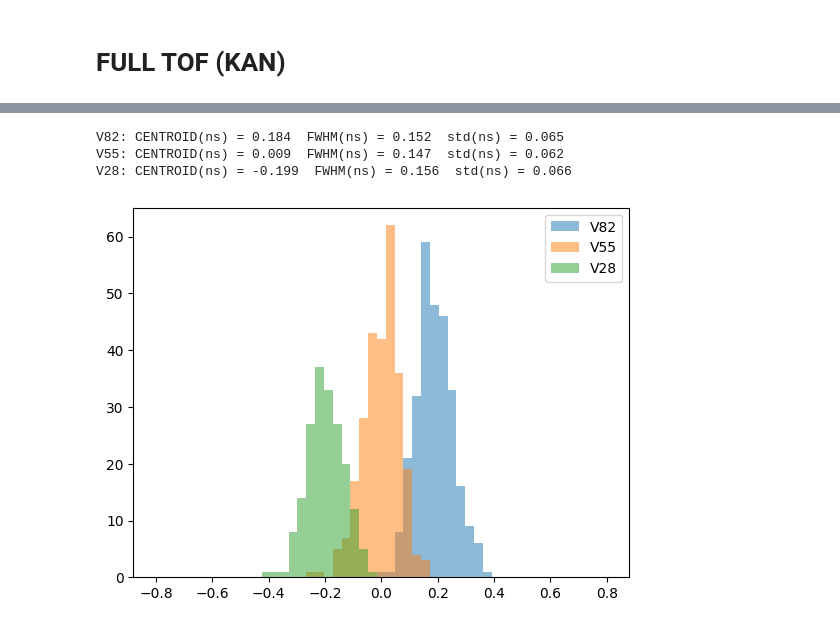
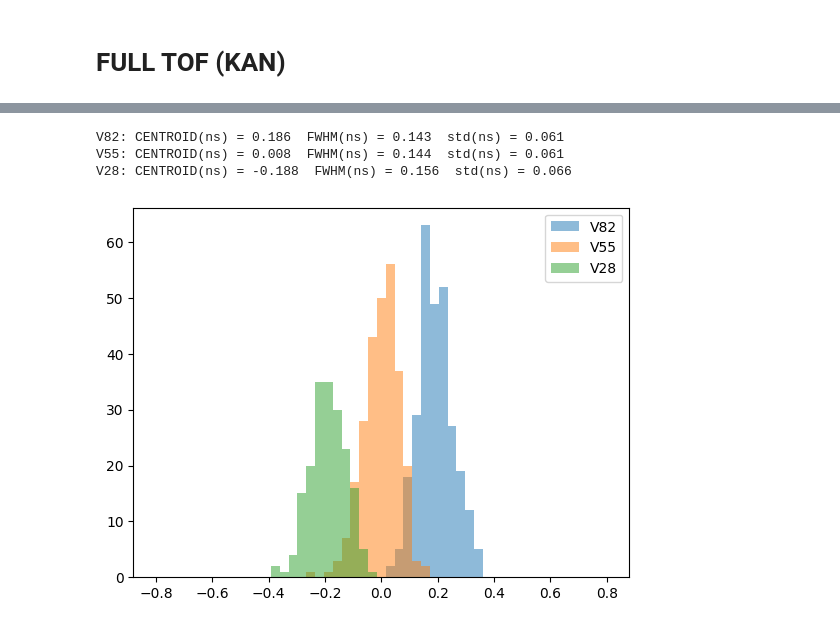
Before and after one commit to wjosefw/Signal-processing-with-Neural-networks, a Jupyter notebook: KAN.ipynb, the cells around one changed output, grey strips where cells are left out. Saved outputs shown, nothing was run; the diff lists cells and outputs as text; code cells hidden in the pictures.

Commit message:
FWHM avg 147.6 ps al usar solo los momentos de orden 1.

```diff
--- a/KAN.ipynb
+++ b/KAN.ipynb
@@ -219,8 +220,8 @@ Text(0.5, 1.0, 'Detector 1')
 [figure]
 # %%
 #-------------------------------------------------------------- Calculate moments ---------------------------------------------------
-M_Train_dec0 = momentos(trainX_dec0)
-M_Train_dec1 = momentos(trainX_dec1)
+M_Train_dec0 = momentos(trainX_dec0, order = moments_order)
+M_Train_dec1 = momentos(trainX_dec1, order = moments_order)
 
 #-------------------------------------------------------------- Normalize ---------------------------------------------------
 min_dec0 = np.min(M_Train_dec0)
@@ -278,22 +279,22 @@ if ajuste_grueso == 1:
 
 
 
-M_V55 = momentos(new_V55)
+M_V55 = momentos(new_V55, order = moments_order)
 M_V55[:,:,0] = (M_V55[:,:,0] - min_dec0)/(max_dec0 - min_dec0)
 M_V55[:,:,1] = (M_V55[:,:,1] - min_dec1)/(max_dec1 - min_dec1)
 
-M_V28 = momentos(new_V28)
+M_V28 = momentos(new_V28, order = moments_order)
 M_V28[:,:,0] = (M_V28[:,:,0] - min_dec0)/(max_dec0 - min_dec0)
 M_V28[:,:,1] = (M_V28[:,:,1] - min_dec1)/(max_dec1 - min_dec1)
 
-M_V82 = momentos(new_V82)
+M_V82 = momentos(new_V82, order = moments_order)
 M_V82[:,:,0] = (M_V82[:,:,0] - min_dec0)/(max_dec0 - min_dec0)
 M_V82[:,:,1] = (M_V82[:,:,1] - min_dec1)/(max_dec1 - min_dec1)
 
 MOMENTS_TEST = np.concatenate((M_V28, M_V55, M_V82), axis = 0)
 # %%
-model_dec0 = KAN(width = [12, 3, 1, 1], grid = 5, k = 3, seed = 0)
-model_dec1 = KAN(width = [12, 3, 1, 1], grid = 5, k = 3, seed = 0)
+model_dec0 = KAN(width = [3, 3, 1, 1], grid = 5, k = 3, seed = 0)
+model_dec1 = KAN(width = [3, 3, 1, 1], grid = 5, k = 3, seed = 0)
 # %%
 # Create Dataset
 train_dataset_dec0 = torch.utils.data.TensorDataset(torch.from_numpy(M_Train_dec0), torch.from_numpy(np.expand_dims(REF_train_dec0, axis = -1)))
@@ -358,7 +359,7 @@ def train_loop_KAN(model, optimizer, train_loader, test_tensor, EPOCHS = 75):
 
     return loss_array, test
 # %%
-loss_dec0, test_dec0 = train_loop_KAN(model_dec0, optimizer_dec0, train_loader_dec0, torch.tensor(MOMENTS_TEST[:,:,0]), EPOCHS = 100)
-loss_dec1, test_dec1 = train_loop_KAN(model_dec1, optimizer_dec1, train_loader_dec1, torch.tensor(MOMENTS_TEST[:,:,1]), EPOCHS = 100)
+loss_dec0, test_dec0 = train_loop_KAN(model_dec0, optimizer_dec0, train_loader_dec0, torch.tensor(MOMENTS_TEST[:,:,0]), EPOCHS = 200)
+loss_dec1, test_dec1 = train_loop_KAN(model_dec1, optimizer_dec1, train_loader_dec1, torch.tensor(MOMENTS_TEST[:,:,1]), EPOCHS = 200)
 # %% [output]
 EPOCH 1:
@@ -444,32 +446,32 @@ plt.legend()
 # %%
-epoch = 50
+epoch = 5
 nbins = 51
 #------------------------------------------- Histogram and gaussian fit -----------------------------------------------
 histogN_V82, binsN, patchesN  = plt.hist(TOFN_V82[epoch,:] - np.mean(TOFN_V55[epoch,:]), bins = nbins, range = [-0.8,0.8], alpha = 0.5, label = 'V82');
 cbinsN = 0.5*(binsN[1:]+binsN[0:-1])
 HN, AN, x0N_V82, sigmaN_V82 = gauss_fit(cbinsN, histogN_V82)
 
 histogN_V55, binsN, patchesN  = plt.hist(TOFN_V55[epoch,:] - np.mean(TOFN_V55[epoch,:]), bins = nbins, range = [-0.8,0.8], alpha = 0.5, label = 'V55');
 cbinsN = 0.5*(binsN[1:]+binsN[0:-1])
 HN, AN, x0N_V55, sigmaN_V55 = gauss_fit(cbinsN, histogN_V55)
 
 histogN_V28, binsN, patchesN  = plt.hist(TOFN_V28[epoch,:] - np.mean(TOFN_V55[epoch,:]), bins = nbins, range = [-0.8,0.8], alpha = 0.5, label = 'V28');
 cbinsN = 0.5*(binsN[1:]+binsN[0:-1])
 HN, AN, x0N_V28, sigmaN_V28 = gauss_fit(cbinsN, histogN_V28)
 plt.legend()
 
 
 FWHMN_V82 = 2.35482 * sigmaN_V82
 FWHMN_V55 = 2.35482 * sigmaN_V55
 FWHMN_V28 = 2.35482 * sigmaN_V28
 
 
 print('')
 print("V82: CENTROID(ns) = %.3f  FWHM(ns) = %.3f  std(ns) = %.3f" % (x0N_V82, FWHMN_V82, sigmaN_V82))
 print("V55: CENTROID(ns) = %.3f  FWHM(ns) = %.3f  std(ns) = %.3f" % (x0N_V55, FWHMN_V55, sigmaN_V55))
 print("V28: CENTROID(ns) = %.3f  FWHM(ns) = %.3f  std(ns) = %.3f" % (x0N_V28, FWHMN_V28, sigmaN_V28))
 # %% [output]
-V82: CENTROID(ns) = 0.184  FWHM(ns) = 0.152  std(ns) = 0.065
-V55: CENTROID(ns) = 0.009  FWHM(ns) = 0.147  std(ns) = 0.062
-V28: CENTROID(ns) = -0.199  FWHM(ns) = 0.156  std(ns) = 0.066
+V82: CENTROID(ns) = 0.186  FWHM(ns) = 0.143  std(ns) = 0.061
+V55: CENTROID(ns) = 0.008  FWHM(ns) = 0.144  std(ns) = 0.061
+V28: CENTROID(ns) = -0.188  FWHM(ns) = 0.156  std(ns) = 0.066
-[figure, old version]
+[figure, new version]
```
Also changed, not shown: parts of 6 cells of this notebook.
